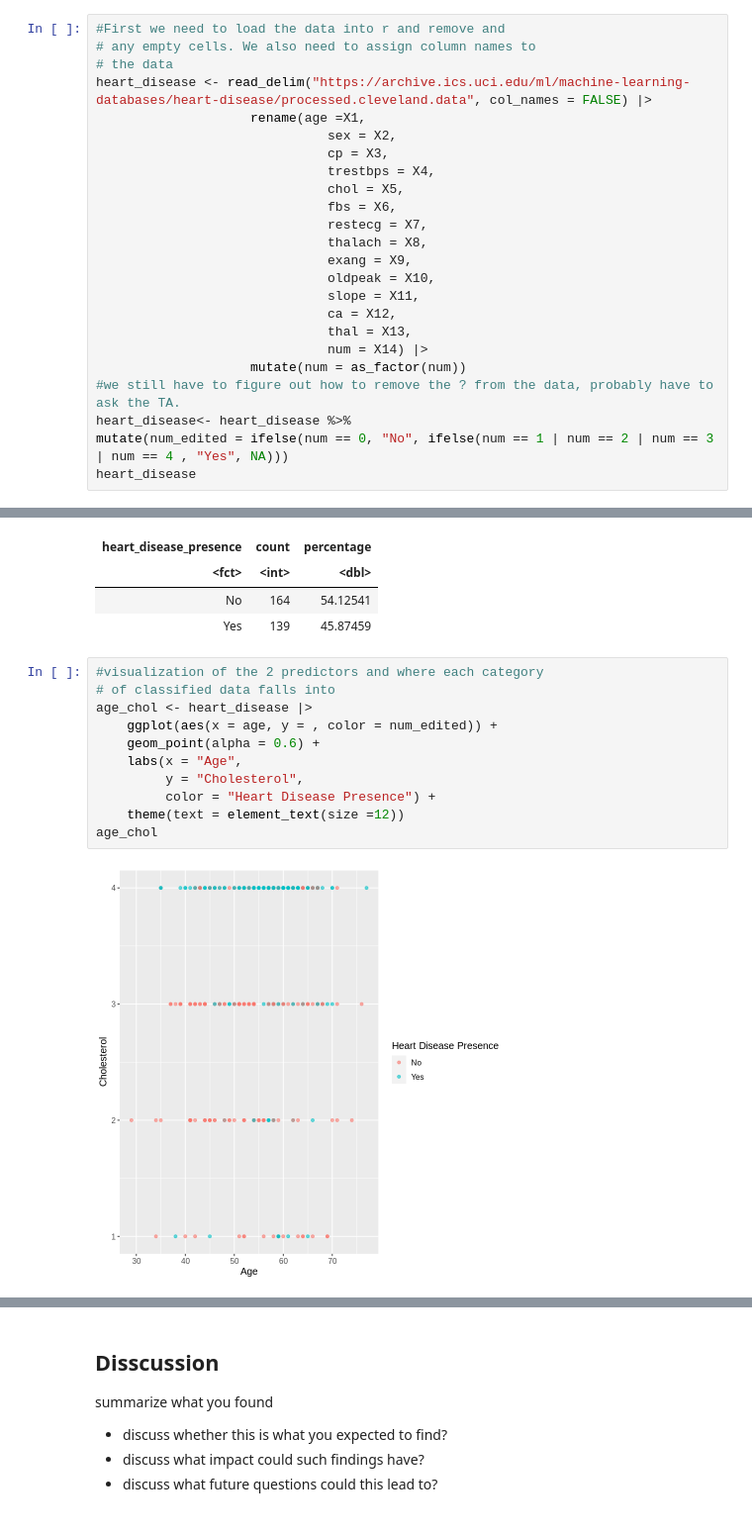
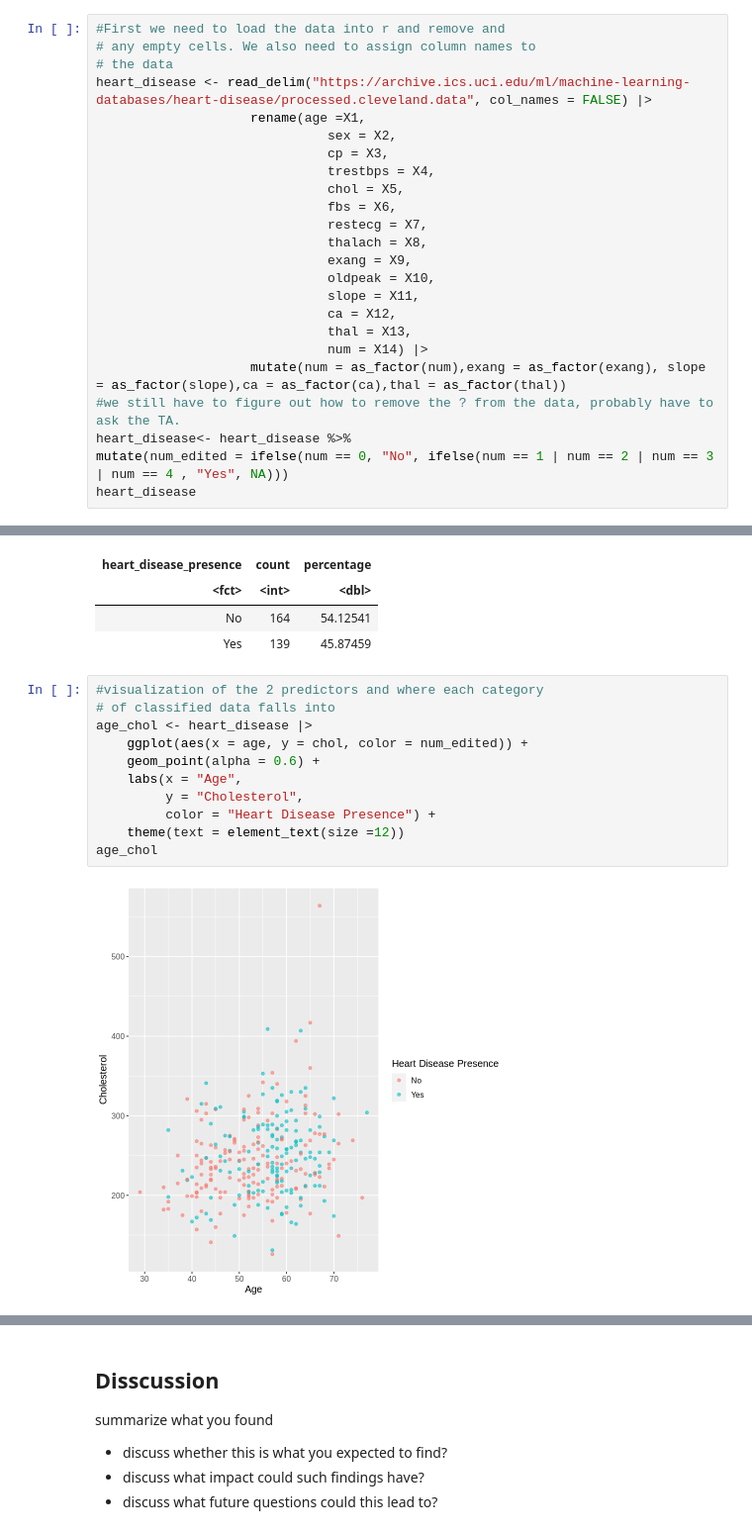
Before and after one commit to acorni02/dsci-100-2022w1-group-4, a Jupyter notebook: group_project_report.ipynb, the cells around one changed output, grey strips where cells are left out. Shown at 99% size. Saved outputs shown, nothing was run; the diff lists cells and outputs as text.

Commit message:
exang-thal to num graph

```diff
--- a/group_project_report.ipynb
+++ b/group_project_report.ipynb
@@ -78,7 +78,7 @@ heart_disease <- read_delim("https://archive.ics.uci.edu/ml/machine-learning-dat
                               ca = X12,
                               thal = X13,
                               num = X14) |>
-                    mutate(num = as_factor(num))
+                    mutate(num = as_factor(num),exang = as_factor(exang), slope = as_factor(slope),ca = as_factor(ca),thal = as_factor(thal))
 #we still have to figure out how to remove the ? from the data, probably have to ask the TA.
 heart_disease<- heart_disease %>%
 mutate(num_edited = ifelse(num == 0, "No", ifelse(num == 1 | num == 2 | num == 3 | num == 4 , "Yes", NA)))
@@ -131,13 +131,13 @@ A tibble: 2 × 3
 # %%
 #visualization of the 2 predictors and where each category
 # of classified data falls into
 age_chol <- heart_disease |>
-    ggplot(aes(x = age, y = , color = num_edited)) +
+    ggplot(aes(x = age, y = chol, color = num_edited)) +
     geom_point(alpha = 0.6) +
     labs(x = "Age",
          y = "Cholesterol",
          color = "Heart Disease Presence") +
     theme(text = element_text(size =12))
 age_chol
 # %% [output]
-[figure, old version]
+[figure, new version]
```
Also changed, not shown: parts of 2 cells of this notebook.
